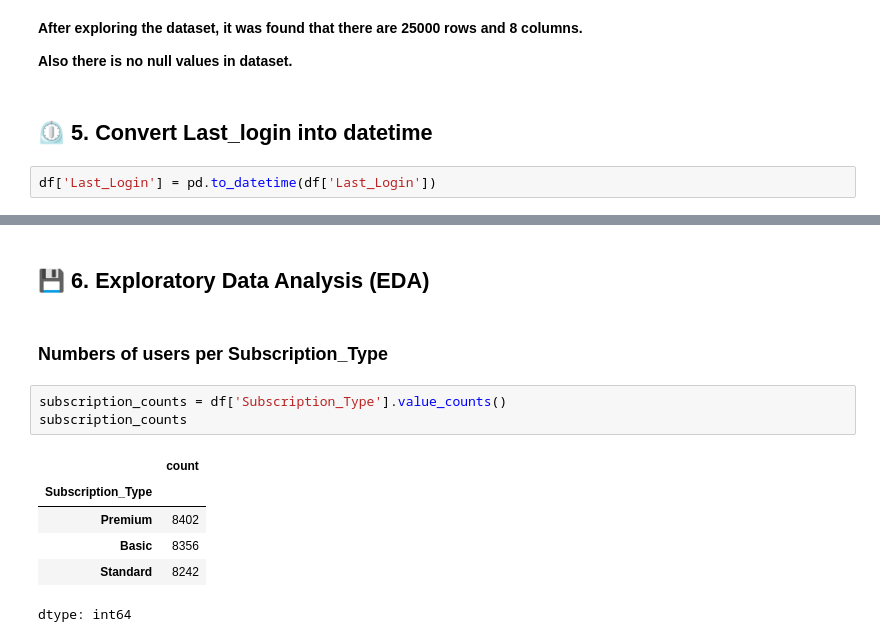
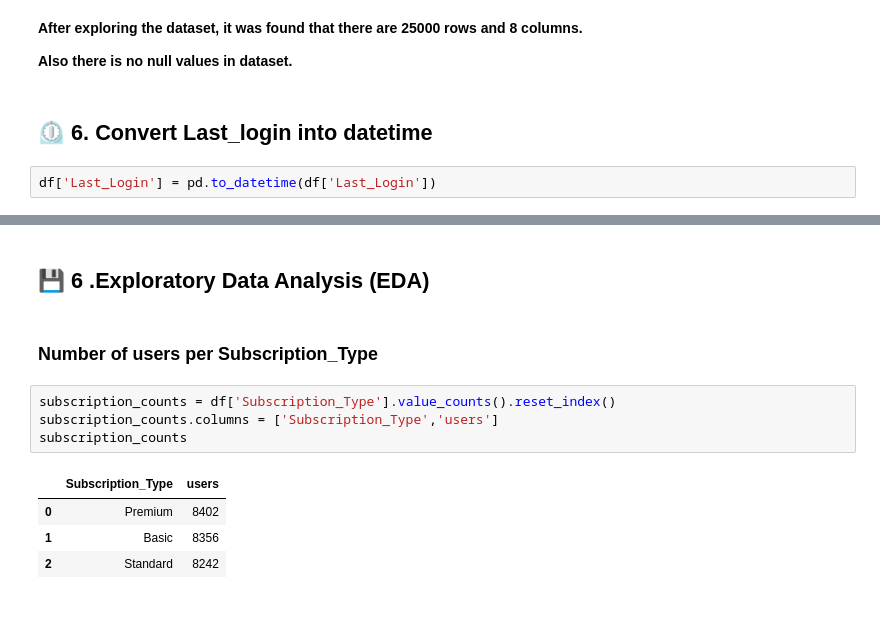
Before and after one commit to gauravvxv/Netflix-Users-Database, a Jupyter notebook: Notebook/users.ipynb, the cells around one changed output, grey strips where cells are left out. Cells and saved outputs as stored; diff of their text form; blank space fills up the shorter version.

```diff
--- a/Notebook/users.ipynb
+++ b/Notebook/users.ipynb
@@ -98,7 +98,7 @@ dtype: int64
 
 **Also there is no null values in dataset.**
 # %% [markdown]
-## ⏲ 5. **Convert Last_login into datetime**
+## ⏲ **6. Convert Last_login into datetime**
 # %%
 df['Last_Login'] = pd.to_datetime(df['Last_Login'])
 # %%
@@ -120,16 +120,15 @@ Data columns (total 8 columns):
 dtypes: datetime64[ns](1), float64(1), int64(2), object(4)
 memory usage: 1.5+ MB
 # %% [markdown]
-## 💾 6. **Exploratory Data Analysis (EDA)**
+## 💾 **6 .Exploratory Data Analysis (EDA)**
 # %% [markdown]
-### Numbers of users per Subscription_Type
+### Number of users per Subscription_Type
 # %%
-subscription_counts = df['Subscription_Type'].value_counts()
+subscription_counts = df['Subscription_Type'].value_counts().reset_index()
+subscription_counts.columns = ['Subscription_Type','users']
 subscription_counts
 # %% [output]
-|  | count |
-| Subscription_Type |  |
-| Premium | 8402 |
-| Basic | 8356 |
-| Standard | 8242 |
+|  | Subscription_Type | users |
+| 0 | Premium | 8402 |
+| 1 | Basic | 8356 |
+| 2 | Standard | 8242 |
-dtype: int64
```
Also changed, not shown: parts of 10 cells of this notebook.
